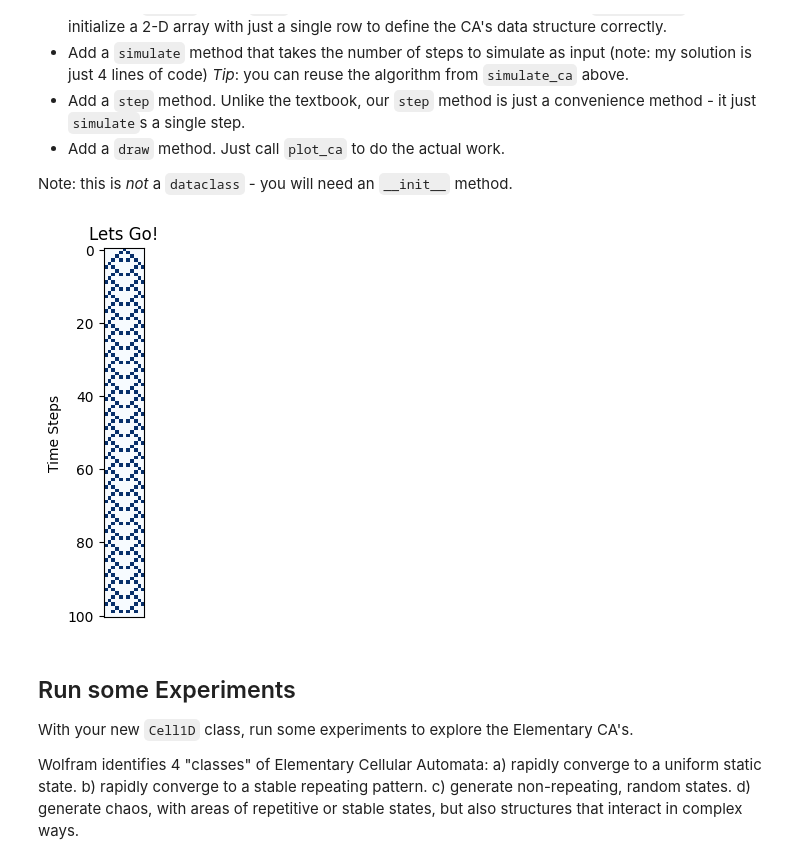
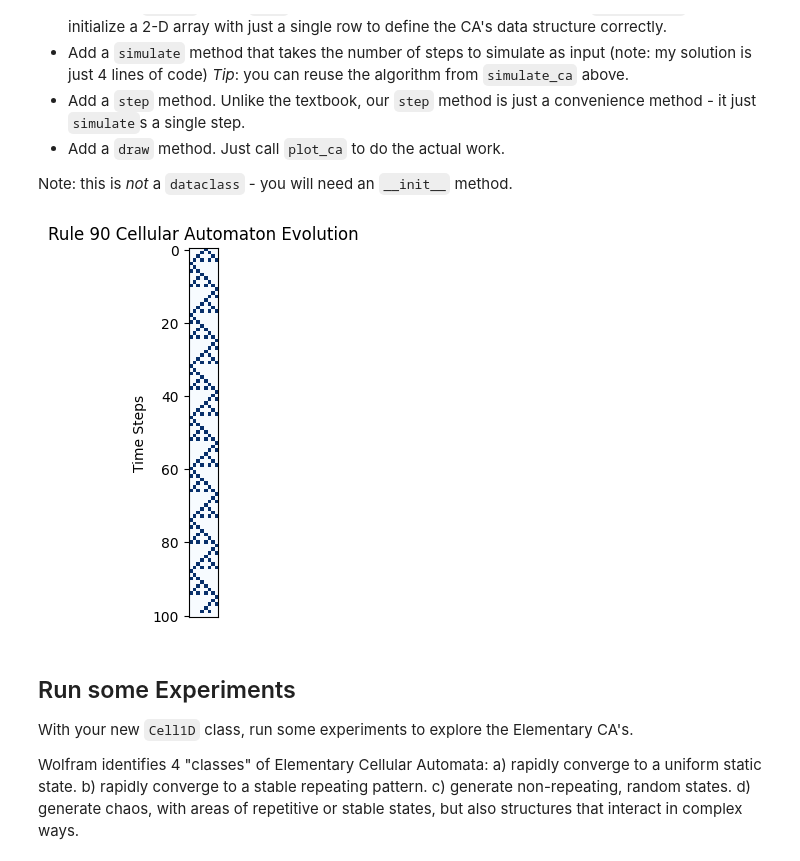
Before and after one commit to MarlaS02/comp215, a Jupyter notebook: labs/lab07_cellular_automata.ipynb, the cells around one changed output. Cells and saved outputs as stored; diff of their text form; code cells hidden in the pictures.

```diff
--- a/labs/lab07_cellular_automata.ipynb
+++ b/labs/lab07_cellular_automata.ipynb
@@ -155,36 +155,41 @@ Note: this is *not* a `dataclass` - you will need an `__init__` method.
 # %%
 # Solution for Ex. 2 here...
 
 class Cell1D:
 
     def __init__(self, rule: int, start_state: np.ndarray):
         self.rule = rule
         self.start_state = start_state
         self.n_cells = len(start_state)
         self.ca_timesteps = np.vstack([start_state, np.zeros((1, self.n_cells), dtype = np.uint8)])
         self.rule_lookup_table = get_lookup_table(rule)
         self.step_count = 0
 
     def simulate(self, n_steps: int):
+
         self.ca_timesteps = simulate_ca(self.n_cells, n_steps, self.rule_lookup_table)
         self.step_count = n_steps
         return self.ca_timesteps
 
     def step(self):
-        self.ca_timesteps = np.vstack([self.ca_timesteps[-1], np.zeros((1, self.n_cells), dtype = np.uint8)])
+
+        self.ca_timesteps = np.vstack([self.ca_timesteps[-1], np.zeros((1, self.n_cells), dtype=np.uint8)])
         self.ca_timesteps[-1] = transition(self.ca_timesteps[-2], self.rule_lookup_table)
         self.step_count += 1
         return self.ca_timesteps
 
-    def draw(self, axes = None, title = " ", cmap = 'Blues', **options):
-        plot_ca(self.ca_timesteps, title = f'Lets Go!')
+    def draw(self, axes=None, title="Cellular Automaton", cmap='Blues', **options):
 
-cell1D = Cell1D(90, np.array([0, 0, 1, 1, 1, 0, 0, 0, 1, 1, 0]))
+        plot_ca(self.ca_timesteps, axes=axes, title=title, cmap=cmap, **options)
+
+cell1D = Cell1D(90, np.array([1, 1, 0, 0, 1, 0, 0, 0]))
+
 cell1D.simulate(100)
 
-cell1D.draw()
+
+cell1D.draw(title="Rule 90 Cellular Automaton Evolution")
 # %% [output]
-[figure, old version]
+[figure, new version]
 # %% [markdown]
 ## Run some Experiments
 With your new `Cell1D` class, run some experiments to explore the Elementary CA's.
```
Also changed, not shown: parts of 2 cells of this notebook.
